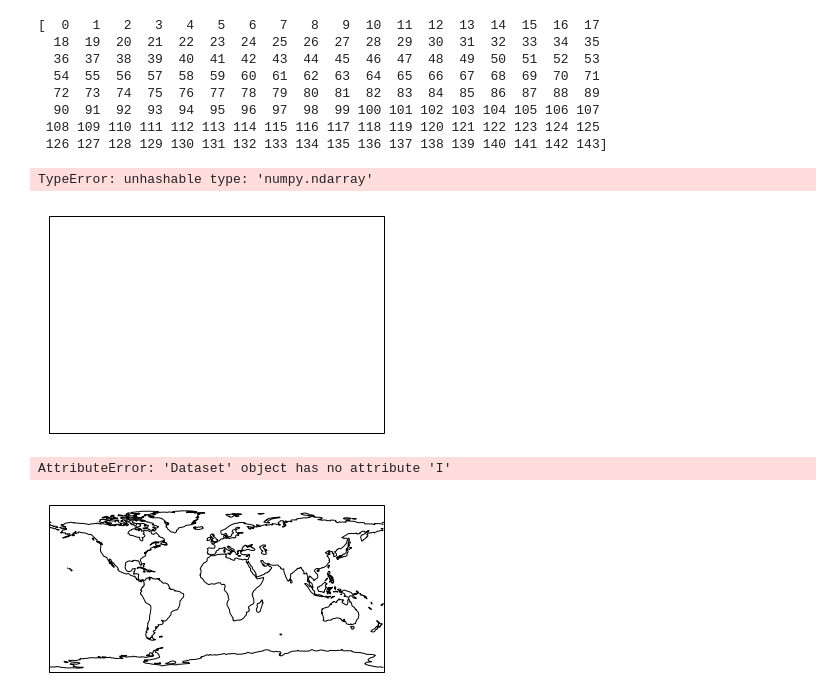
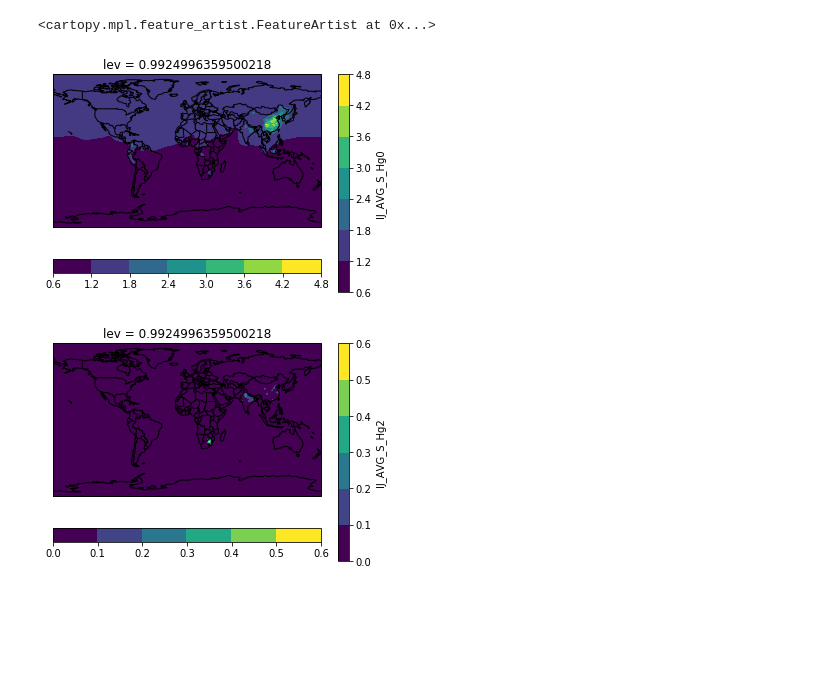
Before and after one commit to arifein/pythonHgBenchmark, a Jupyter notebook: TGM-Graphs-pg3.ipynb, the cells around one changed output. Saved outputs shown, nothing was run; the diff lists cells and outputs as text; code cells hidden in the pictures; blank space fills up the shorter version.

```diff
--- a/TGM-Graphs-pg3.ipynb
+++ b/TGM-Graphs-pg3.ipynb
@@ -111,42 +103,41 @@ Data variables:
 # %%
+
 fig = plt.figure()
 
 ax = fig.add_subplot(111, projection=ccrs.PlateCarree(), aspect='auto')
 
 
-da = OLD_Hg0.isel(lev=0, time=0)
-print(da.lon.values)
+da = (OLD_Hg0)#*1e3)
 
-im = da.plot.contourf(x=da.lon.values, y=da.lat.values)#, transform=ccrs.PlateCarree())#, da.values.T)
+
+im = da.plot.contourf(x='lon', y='lat')#, da.values.T)#transform=ccrs.PlateCarree()
 #im = ax.contourf(da.lon.values, da.lat.values, da.values.T)
-Icb = fig.colorbar(im, ax=ax, orientation='horizontal')
+cb = fig.colorbar(im, ax=ax, orientation='horizontal')
 
 ax.add_feature(cfeature.COASTLINE)
 
 ax.add_feature(cfeature.BORDERS)
+
+
+
+
+
+fig = plt.figure()
+
+ax = fig.add_subplot(111, projection=ccrs.PlateCarree(), aspect='auto')
+
+
+da_2= (OLD_Hg2)#*1e3)
+
+
+im = da_2.plot.contourf(x='lon', y='lat')#, da.values.T)#transform=ccrs.PlateCarree()
+#im = ax.contourf(da.lon.values, da.lat.values, da.values.T)
+cb = fig.colorbar(im, ax=ax, orientation='horizontal')
+
+ax.add_feature(cfeature.COASTLINE)
+
+ax.add_feature(cfeature.BORDERS)
 # %% [output]
-[  0   1   2   3   4   5   6   7   8   9  10  11  12  13  14  15  16  17
-  18  19  20  21  22  23  24  25  26  27  28  29  30  31  32  33  34  35
-  36  37  38  39  40  41  42  43  44  45  46  47  48  49  50  51  52  53
-  54  55  56  57  58  59  60  61  62  63  64  65  66  67  68  69  70  71
-  72  73  74  75  76  77  78  79  80  81  82  83  84  85  86  87  88  89
-  90  91  92  93  94  95  96  97  98  99 100 101 102 103 104 105 106 107
- 108 109 110 111 112 113 114 115 116 117 118 119 120 121 122 123 124 125
- 126 127 128 129 130 131 132 133 134 135 136 137 138 139 140 141 142 143]
+<cartopy.mpl.feature_artist.FeatureArtist at 0x...>
-TypeError: unhashable type: 'numpy.ndarray'
-[figure, old version]
+[figure, new version]
+[figure, added]
-# %%
-ax = plt.axes(projection=ccrs.PlateCarree())
-ax.coastlines()
-da=TGM_Old
-
-im = ax.contourf(da.lon.values, da.lon.values, da.values.)
-
-cb = fig.colorbar(im, ax=ax, orientation='horizontal')
-
-ax.add_feature(cfeature.COASTLINE)
-
-ax.add_feature(cfeature.BORDERS)
-# %% [output]
-AttributeError: 'Dataset' object has no attribute 'I'
-[figure, removed]
```
Also changed, not shown: parts of 8 cells of this notebook, 2 other files.
